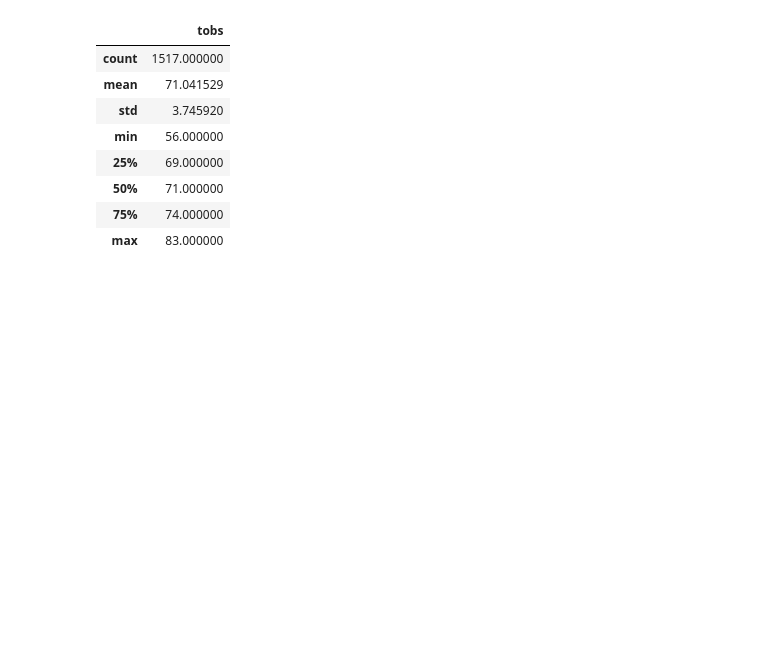
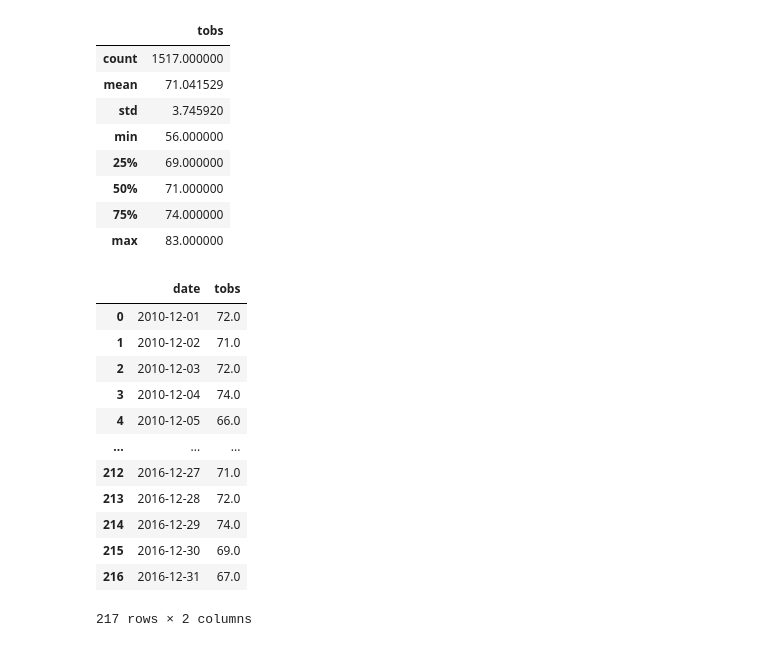
Before and after one commit to JohnWLandeen/surfs_up_sqlite, a Jupyter notebook: SurfsUp_Challenge.ipynb, the cells around one changed output. Drawn from its saved outputs; the diff is of its cells as text; code cells hidden in the pictures; blank space fills up the shorter version.

```diff
--- a/SurfsUp_Challenge.ipynb
+++ b/SurfsUp_Challenge.ipynb
@@ -142,3 +175,25 @@ df.describe()
 | 50% | 71.000000 |
 | 75% | 74.000000 |
 | max | 83.000000 |
+# %%
+# Find observations from highest contributing station for the month of December
+results = session.query(Measurement.date, Measurement.tobs).filter(extract('month', Measurement.date)==12).\
+filter(Measurement.station == 'USC00519281').all()
+# %%
+result = [d for d in results]
+df = pd.DataFrame(result, columns=['date','tobs'])
+df
+# %% [output]
+|  | date | tobs |
+| 0 | 2010-12-01 | 72.0 |
+| 1 | 2010-12-02 | 71.0 |
+| 2 | 2010-12-03 | 72.0 |
+| 3 | 2010-12-04 | 74.0 |
+| 4 | 2010-12-05 | 66.0 |
+| ... | ... | ... |
+| 212 | 2016-12-27 | 71.0 |
+| 213 | 2016-12-28 | 72.0 |
+| 214 | 2016-12-29 | 74.0 |
+| 215 | 2016-12-30 | 69.0 |
+| 216 | 2016-12-31 | 67.0 |
+217 rows × 2 columns
```
Also changed, not shown: parts of 5 cells of this notebook.
